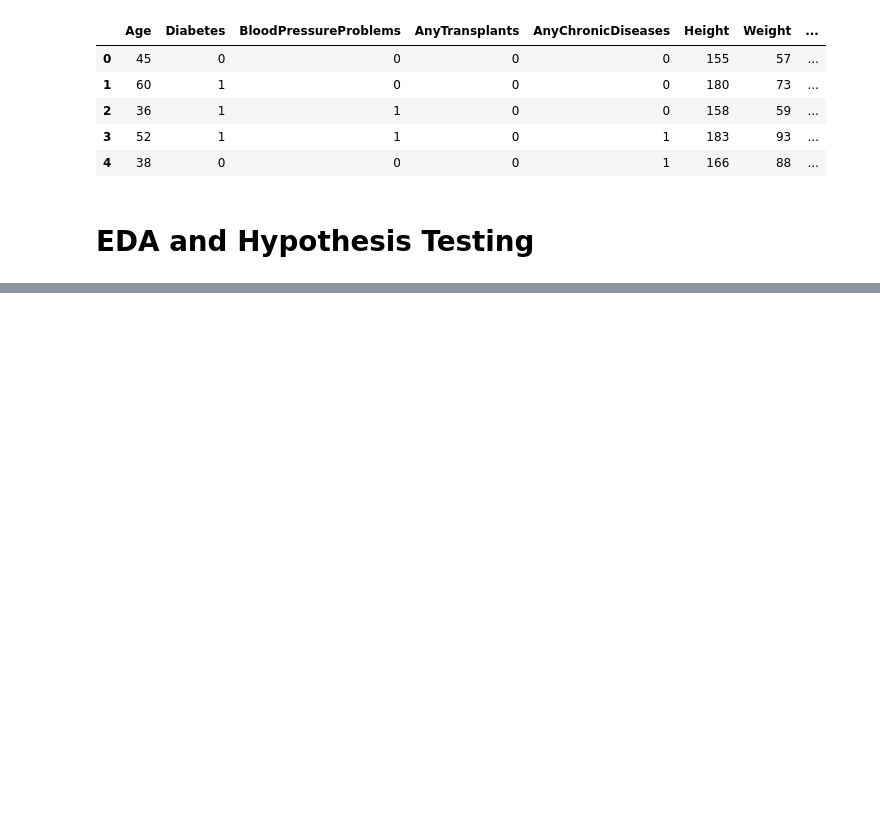
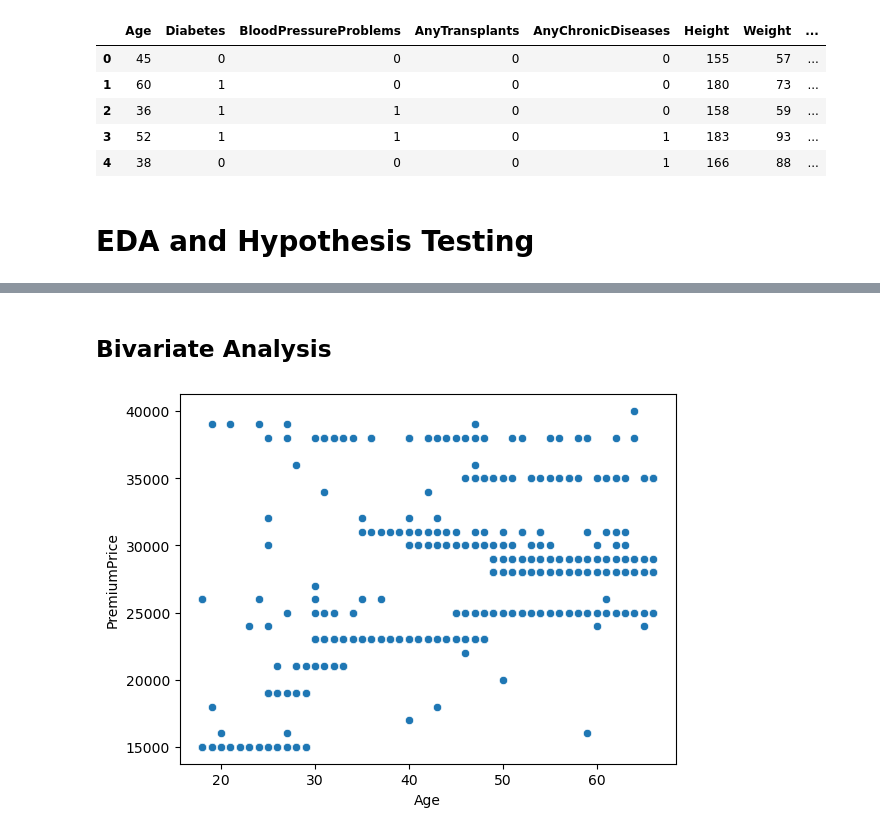
Before and after one commit to komalpreet10/Insurance_Cost_Prediction, a Jupyter notebook: Insurance_Cost_Prediction.ipynb, the cells around one changed output, grey strips where cells are left out. Cells and saved outputs as stored; diff of their text form; code cells hidden in the pictures; blank space fills up the shorter version.

```diff
--- a/Insurance_Cost_Prediction.ipynb
+++ b/Insurance_Cost_Prediction.ipynb
@@ -63,0 +221,8 @@ df.head()
+# %% [markdown]
+## Bivariate Analysis
+# %%
+sns.scatterplot(data=df, x="Age", y="PremiumPrice")
+
+plt.show()
+# %% [output]
+[figure, added]
```
Also changed, not shown: parts of 32 cells of this notebook.
